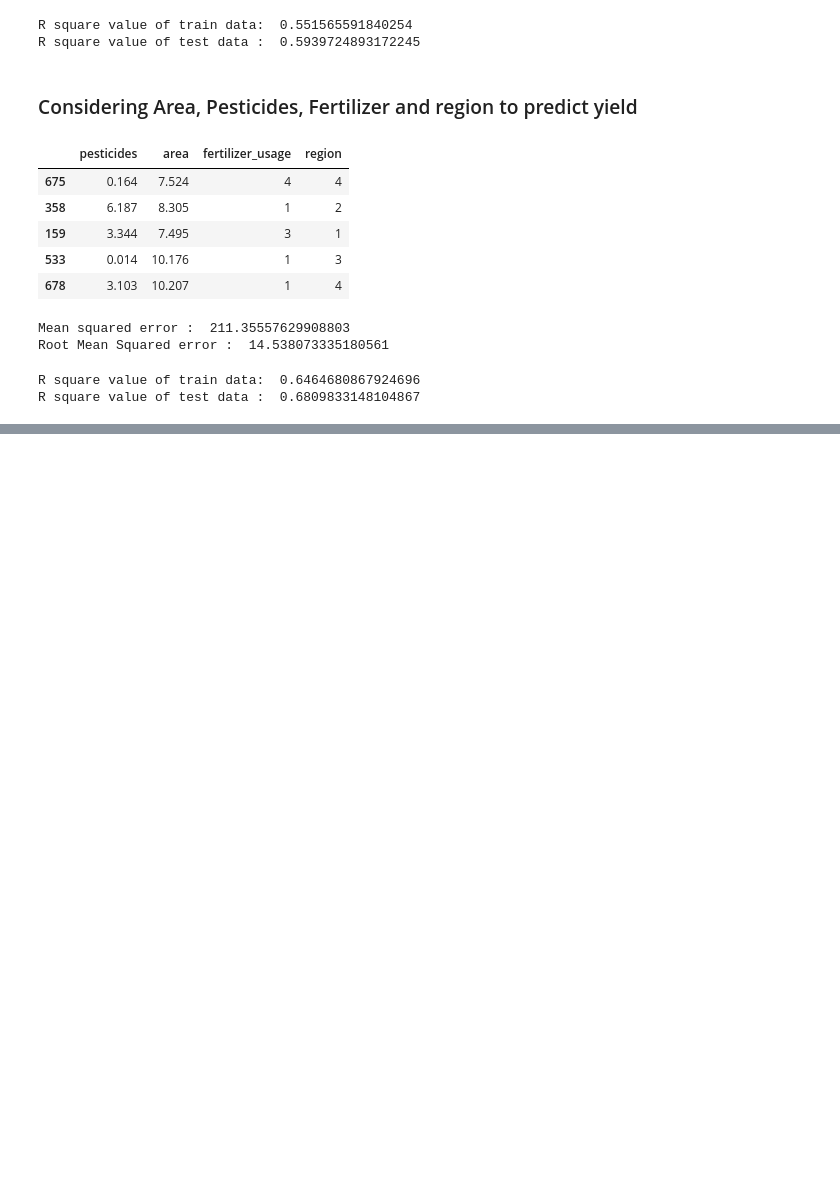
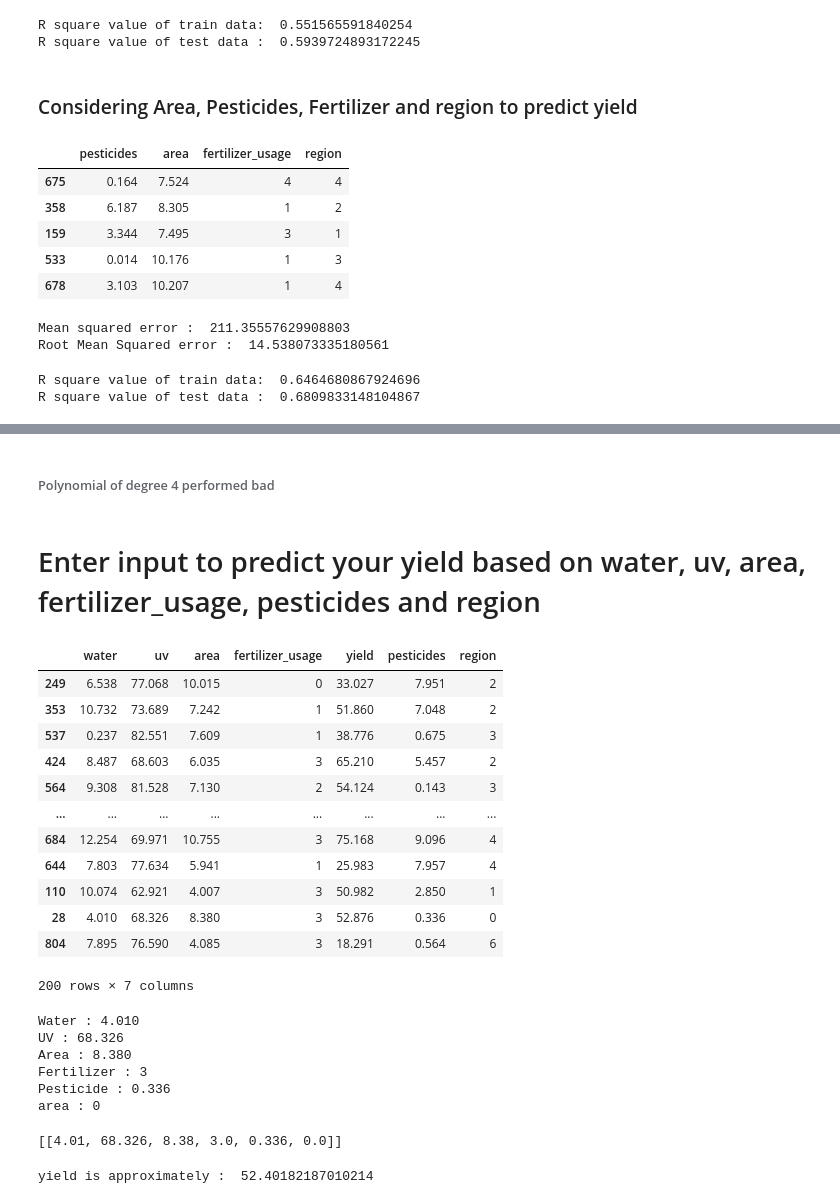
Before and after one commit to Akshaj000/CropYieldPrediction-LinearRegression, a Jupyter notebook: notebook.ipynb, the cells around one changed output, grey strips where cells are left out. Saved outputs shown, nothing was run; the diff lists cells and outputs as text; code cells hidden in the pictures; blank space fills up the shorter version.

```diff
--- a/notebook.ipynb
+++ b/notebook.ipynb
@@ -970,0 +926,39 @@ yield is approximately :  109.76828548296703
+# %% [markdown]
+###### Polynomial of degree 4 performed bad
+# %% [markdown]
+# Enter input to predict your yield based on water,	uv,	area,	fertilizer_usage,	pesticides and region
+# %%
+data_test
+# %% [output]
+|  | water | uv | area | fertilizer_usage | yield | pesticides | region |
+| 249 | 6.538 | 77.068 | 10.015 | 0 | 33.027 | 7.951 | 2 |
+| 353 | 10.732 | 73.689 | 7.242 | 1 | 51.860 | 7.048 | 2 |
+| 537 | 0.237 | 82.551 | 7.609 | 1 | 38.776 | 0.675 | 3 |
+| 424 | 8.487 | 68.603 | 6.035 | 3 | 65.210 | 5.457 | 2 |
+| 564 | 9.308 | 81.528 | 7.130 | 2 | 54.124 | 0.143 | 3 |
+| ... | ... | ... | ... | ... | ... | ... | ... |
+| 684 | 12.254 | 69.971 | 10.755 | 3 | 75.168 | 9.096 | 4 |
+| 644 | 7.803 | 77.634 | 5.941 | 1 | 25.983 | 7.957 | 4 |
+| 110 | 10.074 | 62.921 | 4.007 | 3 | 50.982 | 2.850 | 1 |
+| 28 | 4.010 | 68.326 | 8.380 | 3 | 52.876 | 0.336 | 0 |
+| 804 | 7.895 | 76.590 | 4.085 | 3 | 18.291 | 0.564 | 6 |
+200 rows × 7 columns
+# %%
+water = float(input("Water : "))
+uv = float(input("UV : "))
+area = float(input("Area : "))
+fertilizer = float(input("Fertilizer : "))
+pesticide = float(input("Pesticide : "))
+region = float(input("area : "))
+# %% [output]
+Water : 4.010
+UV : 68.326
+Area : 8.380
+Fertilizer : 3
+Pesticide : 0.336
+area : 0
+# %%
+X_test = [[water,uv,area,fertilizer,pesticide,region]]
+X_test
+# %% [output]
+[[4.01, 68.326, 8.38, 3.0, 0.336, 0.0]]
@@ -970,0 +972,4 @@ yield is approximately :  109.76828548296703
+# %%
+print("yield is approximately : ",y_test_pred[0])
+# %% [output]
+yield is approximately :  52.40182187010214
```
Also changed, not shown: parts of 49 cells of this notebook.
